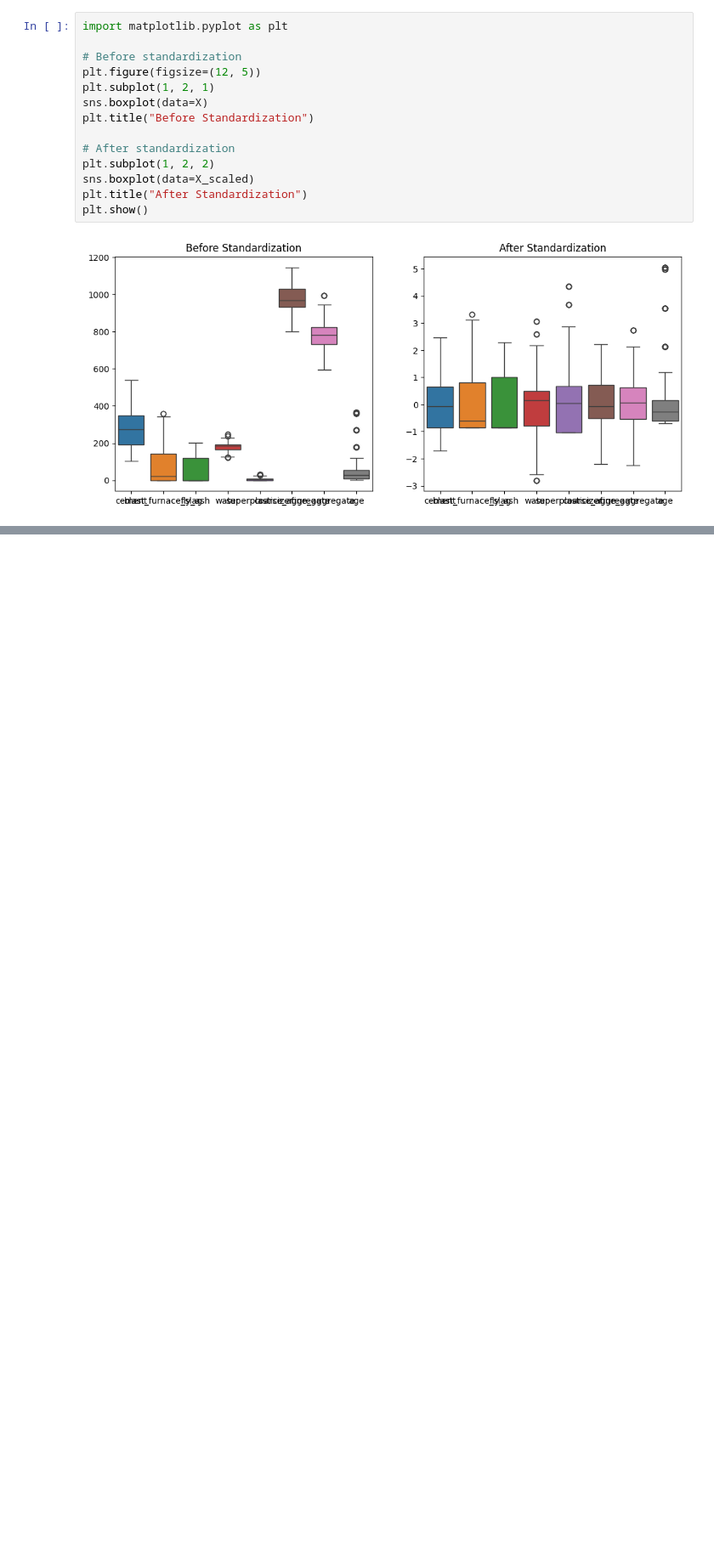
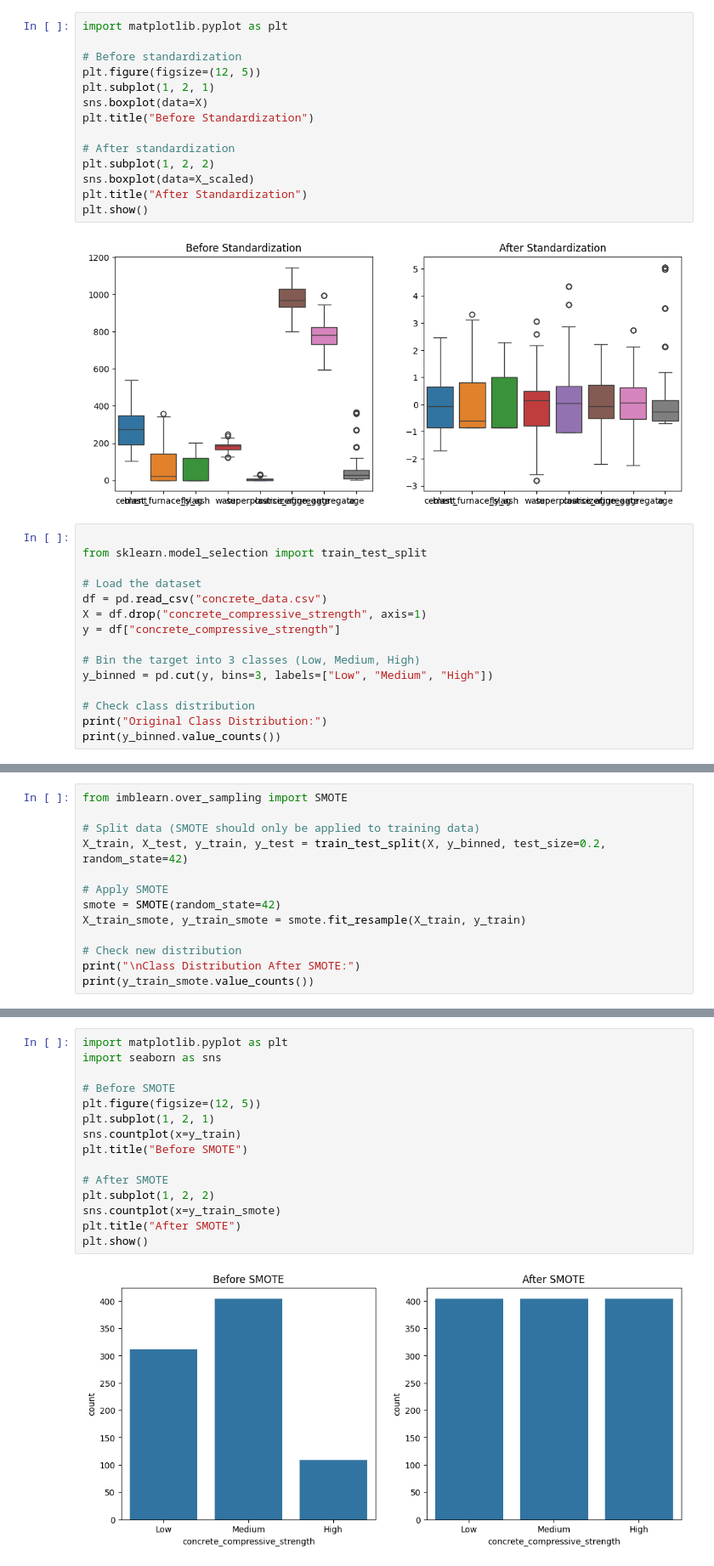
Before and after one commit to marwamajdoub/Compressive_Strength, a Jupyter notebook: code.ipynb, the cells around one changed output, grey strips where cells are left out. Shown at 85% size. Drawn from its saved outputs; the diff is of its cells as text; blank space fills up the shorter version.

```diff
--- a/code.ipynb
+++ b/code.ipynb
@@ -232,3 +232,18 @@ plt.title("After Standardization")
 plt.show()
 # %% [output]
 [figure]
+# %%
+
+from sklearn.model_selection import train_test_split
+
+# Load the dataset
+df = pd.read_csv("concrete_data.csv")
+X = df.drop("concrete_compressive_strength", axis=1)
+y = df["concrete_compressive_strength"]
+
+# Bin the target into 3 classes (Low, Medium, High)
+y_binned = pd.cut(y, bins=3, labels=["Low", "Medium", "High"])
+
+# Check class distribution
+print("Original Class Distribution:")
+print(y_binned.value_counts())
@@ -234,0 +257,13 @@ plt.show()
+# %%
+from imblearn.over_sampling import SMOTE
+
+# Split data (SMOTE should only be applied to training data)
+X_train, X_test, y_train, y_test = train_test_split(X, y_binned, test_size=0.2, random_state=42)
+
+# Apply SMOTE
+smote = SMOTE(random_state=42)
+X_train_smote, y_train_smote = smote.fit_resample(X_train, y_train)
+
+# Check new distribution
+print("\nClass Distribution After SMOTE:")
+print(y_train_smote.value_counts())
@@ -234,0 +277,17 @@ plt.show()
+# %%
+import matplotlib.pyplot as plt
+import seaborn as sns
+
+# Before SMOTE
+plt.figure(figsize=(12, 5))
+plt.subplot(1, 2, 1)
+sns.countplot(x=y_train)
+plt.title("Before SMOTE")
+
+# After SMOTE
+plt.subplot(1, 2, 2)
+sns.countplot(x=y_train_smote)
+plt.title("After SMOTE")
+plt.show()
+# %% [output]
+[figure, added]
```
Also changed, not shown: parts of 2 cells of this notebook.
